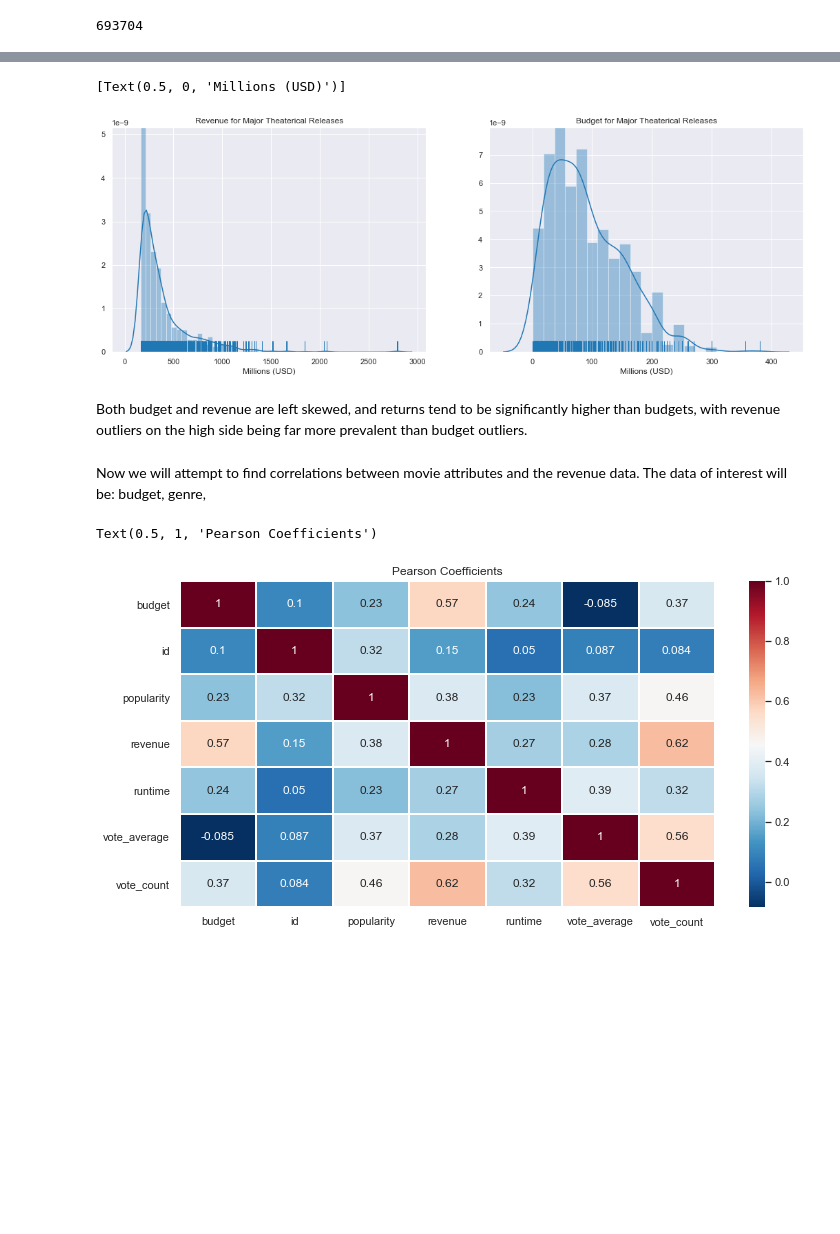
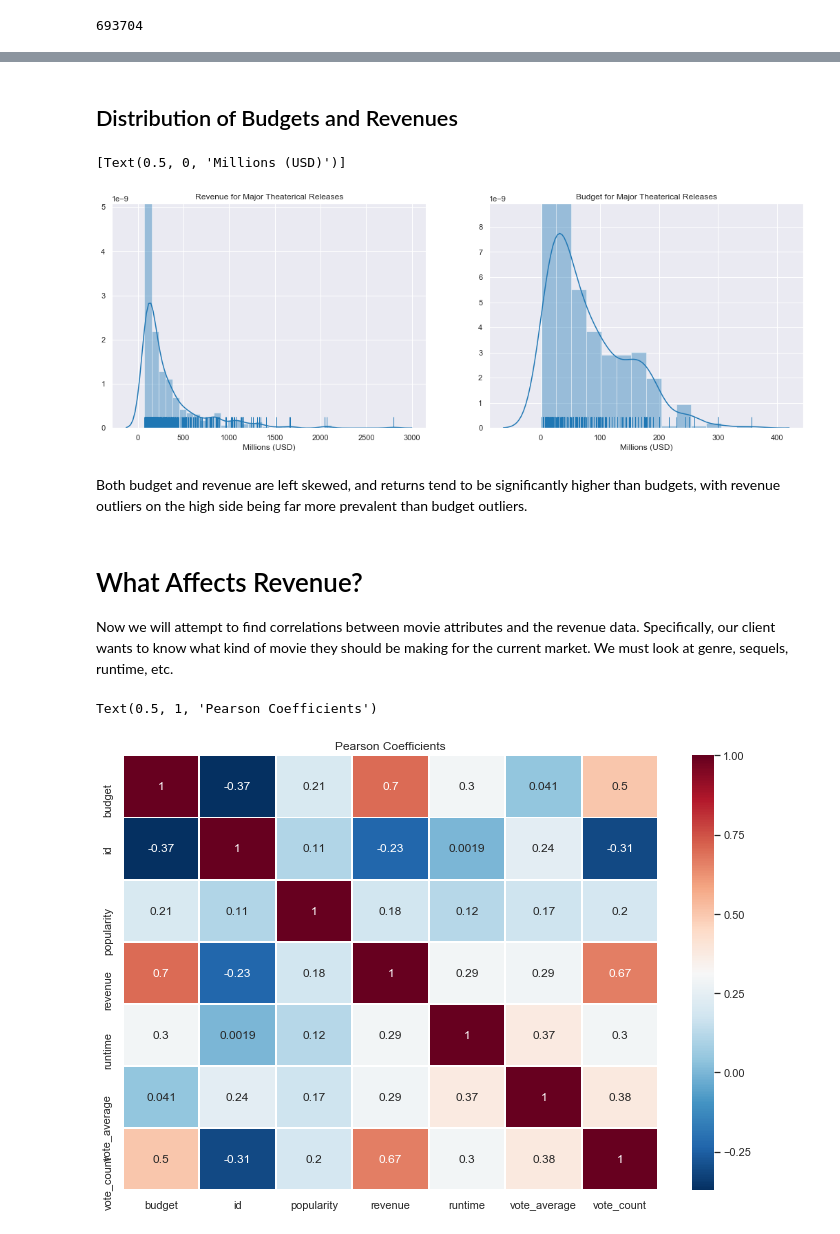
Before and after one commit to sciencelee/dsc-mod-1-project-v2-1-online-ds-sp-000, a Jupyter notebook: student.ipynb, the cells around one changed output, grey strips where cells are left out. Drawn from its saved outputs; the diff is of its cells as text; code cells hidden in the pictures; blank space fills up the shorter version.

Commit message:
added release date

```diff
--- a/student.ipynb
+++ b/student.ipynb
@@ -71,26 +86,30 @@ def movie_selection_response(n, start_year, end_year):
     """
     pages = 1 + n // 20 # db returns 20 results per page
     list_of_dicts = []  # list to be returned
+    print("Fetching page ", end=(""))
 
     for i in range(1, pages + 1):
         # each iteration and api call is for a single page (20 movies)
-        params = {'primary_release_year.gte': str(start_year),
-                  'primary_release_year.lte': str(end_year),
+        params = {'primary_release_year.gte': start_year,
+                  'primary_release_year.lte': end_year,
                   'sort_by': 'revenue.desc',
                   'page': i,
                   'adult': False}
 
         #Fetch Movie Data
-        print("Fetching page {}".format(i))
         response = requests.get(base_url + 'discover/movie?api_key=' +  api_key, params=params)
-
+        print(i, end=(','))
         # Go through results and add each to movie dict
         for movie in response.json()['results']:
             list_of_dicts.append(movie)
 
+    print('-fetched all pages')
     return list_of_dicts[:n]
 
-sample_size = 1000
-all_my_movies = movie_selection_response(sample_size, 2015, 2019)
-print(all_my_movies)
+sample_size = 2000
+start_year = 2015
+end_year = 2019
+all_my_movies = movie_selection_response(sample_size, start_year, end_year)
+
+all_my_movies[0]
 # %% [output]
@@ -180,9 +197,20 @@ With detailed info on every movie in our search, we can finally put it all into
 # %%
-all_movie_details[0]['runtime']  # each list item is a movie dict
 
 
-df = pd.DataFrame(all_movie_details)
-df = df[(df['vote_count'] > 0) & (df['runtime'] > 60) & (df['revenue'] > 5e5) & (df['budget'] > 5e5)]  # get rid of shorts and non voted
+# convert dates to datetime objects for comparison
+datetimes = pd.to_datetime(df["release_date"])
+#print(datetimes)
+
+df['release_date'] = datetimes
+
+
+df = df[(df['vote_count'] > 0)
+        & (df['runtime'] > 60)
+        & (df['revenue'] > 5e5)
+        & (df['budget'] > 5e5)
+        & (df['release_date'] > '2015-01-01')
+       ]  # get rid of shorts and non voted
 
 df.isna().sum()  # all the data will work for our purposes.  We might later drop some cols to simplify
+df.info()
 # %% [output]
@@ -286,10 +322,10 @@ ax.set(xlabel="Millions (USD))")
+# %% [markdown]
+## Distribution of Budgets and Revenues
 # %%
-
-
 dims = (18, 6)
 fig, ax = plt.subplots(1, 2, figsize=dims)
 
-# Revenue regression plot
+# Revenue histo plot
 sns.distplot(df['revenue'], ax=ax[0], rug=True)
 ax[0].set_title("Revenue for Major Theaterical Releases")
 xlabels = ['{:d}'.format(int(x/1000000)) for x in ax[0].get_xticks()]
@@ -303,38 +339,45 @@ ax[1].set_title("Budget for Major Theaterical Releases")
 xlabels = ['{:d}'.format(int(x/1000000)) for x in ax[1].get_xticks()]
 ax[1].set_xticklabels(xlabels)
 ax[1].set(xlabel='Millions (USD)')
+
+# Spacing between if we put them on top of each other to share axis
+# ax[1].set_xlim([0, 3000000000])
+# ax[0].set_xlim([0, 3000000000])
+# plt.tight_layout()
+# plt.subplots_adjust(top=0.8)
 # %% [output]
 [Text(0.5, 0, 'Millions (USD)')]
-[figure, old version]
+[figure, new version]
 # %% [markdown]
 Both budget and revenue are left skewed, and returns tend to be significantly higher than budgets, with revenue outliers on the high side being far more prevalent than budget outliers.
 # %% [markdown]
+# What Affects Revenue?
 Now we will attempt to find correlations between movie attributes and the revenue data.
-The data of interest will be: budget, genre,
+Specifically, our client wants to know what kind of movie they should be making for the current market.  We must look at genre, sequels, runtime, etc.
 # %%
 import numpy as np
 
 try:
     df.drop(columns=['status_code', 'status_message'], inplace=True)
 except:
     pass
 
 
 pearsoncorr = df.corr(method ='pearson')
-plt.figure(figsize=(12,6))
+plt.figure(figsize=(12,8))
 
 # this works in matplotlib
 ax = sns.heatmap(pearsoncorr,
             xticklabels=pearsoncorr.columns,
             yticklabels=pearsoncorr.columns,
             cmap='RdBu_r',
             annot=True,
             linewidth=1)
 
 #df.columns
 ax.set_ylim(7.0, 0)
 ax.set_title('Pearson Coefficients')
 # %% [output]
 Text(0.5, 1, 'Pearson Coefficients')
-[figure, old version]
+[figure, new version]
 # %% [markdown]
```
Also changed, not shown: parts of 39 cells of this notebook.
